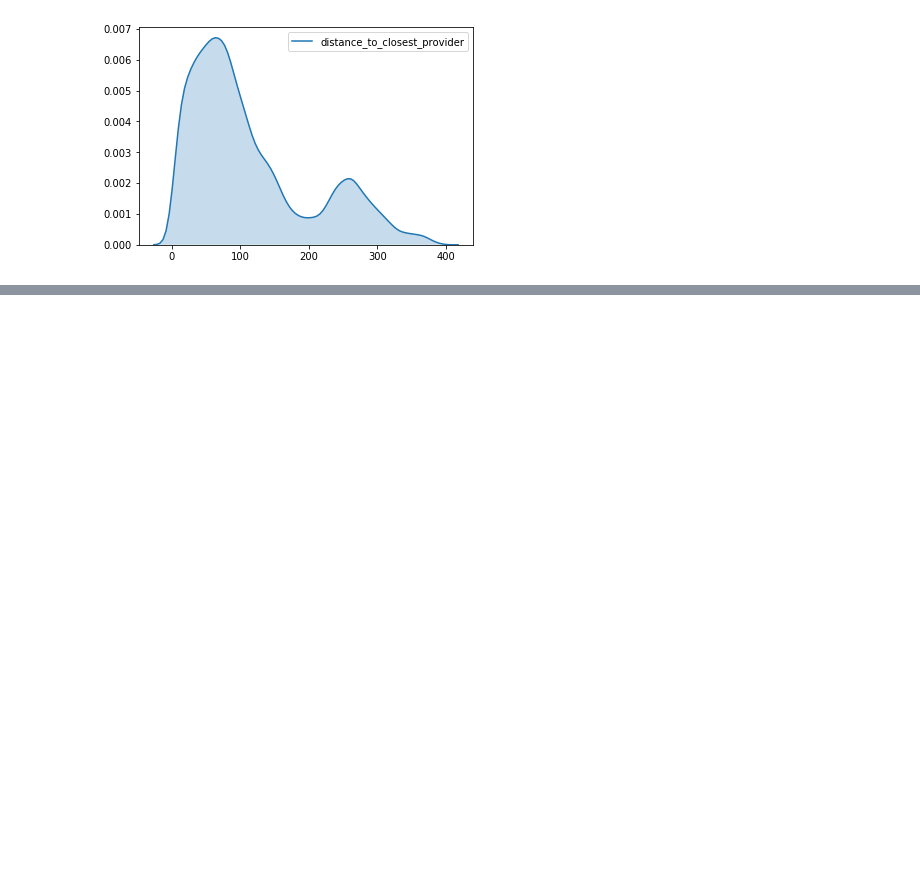
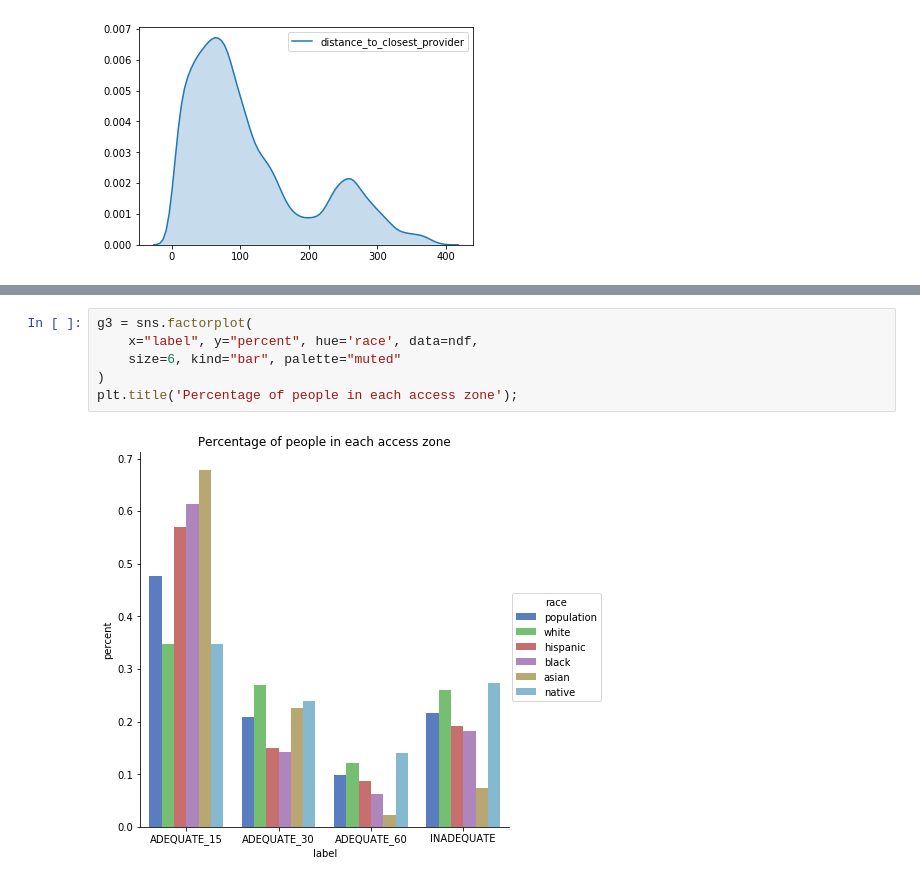
Before and after one commit to bayesimpact/encompass, a Jupyter notebook: explorer/notebooks/cenus_exploration.ipynb, the cells around one changed output, grey strips where cells are left out. Saved outputs shown, nothing was run; the diff lists cells and outputs as text; blank space fills up the shorter version.

```diff
--- a/explorer/notebooks/cenus_exploration.ipynb
+++ b/explorer/notebooks/cenus_exploration.ipynb
@@ -268,0 +299,8 @@ g.set_xticklabels
+# %%
+g3 = sns.factorplot(
+    x="label", y="percent", hue='race', data=ndf,
+    size=6, kind="bar", palette="muted"
+)
+plt.title('Percentage of people in each access zone');
+# %% [output]
+[figure, added]
```
Also changed, not shown: parts of 26 cells of this notebook.
